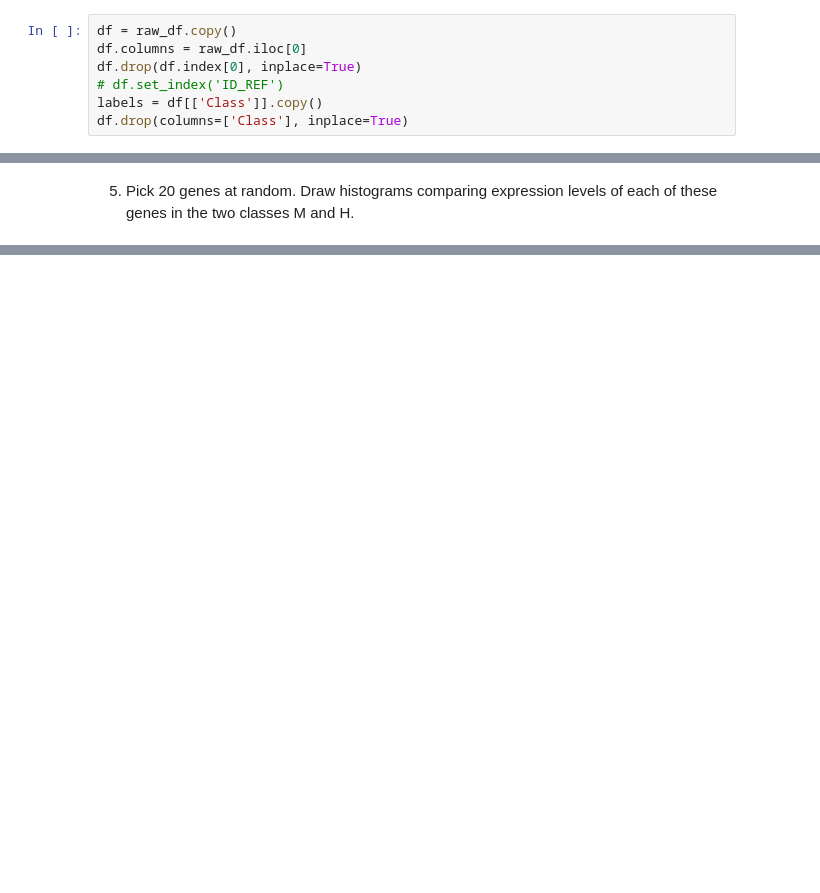
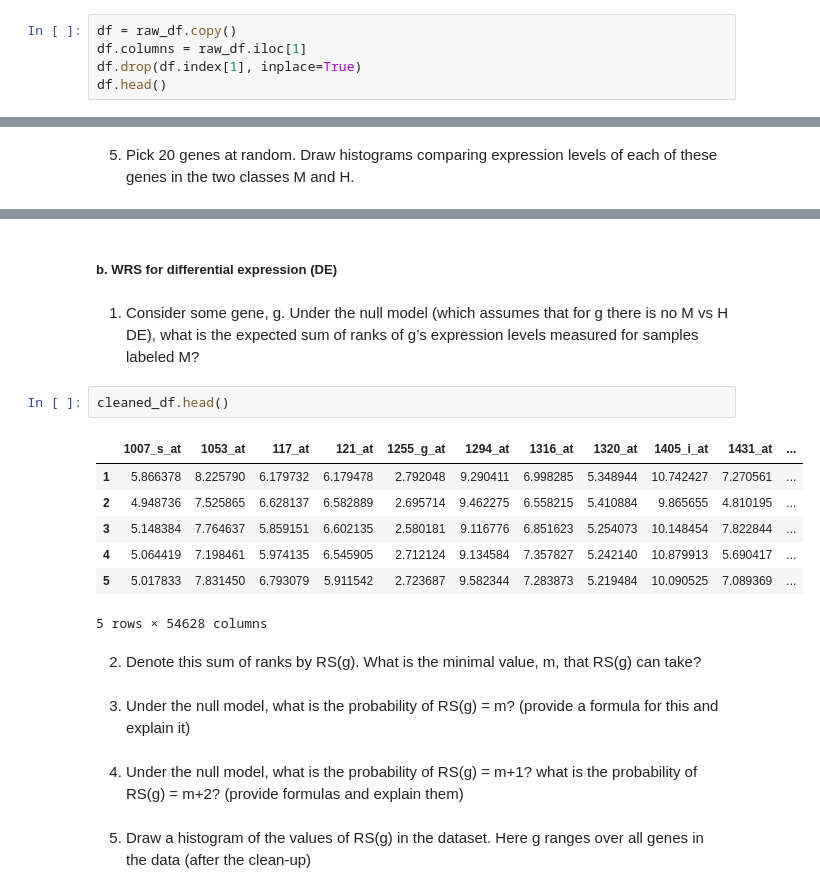
Before and after one commit to matanyaw9/iml_project, a Jupyter notebook: part_1.ipynb, the cells around one changed output, grey strips where cells are left out. Saved outputs shown, nothing was run; the diff lists cells and outputs as text; blank space fills up the shorter version.

```diff
--- a/part_1.ipynb
+++ b/part_1.ipynb
@@ -32,7 +32,5 @@ raw_df.head()
 # %%
 df = raw_df.copy()
-df.columns = raw_df.iloc[0]
-df.drop(df.index[0], inplace=True)
-# df.set_index('ID_REF')
-labels = df[['Class']].copy()
-df.drop(columns=['Class'], inplace=True)
+df.columns = raw_df.iloc[1]
+df.drop(df.index[1], inplace=True)
+df.head()
@@ -108,0 +165,29 @@ plt.show()
+# %% [markdown]
+##### b. WRS for differential expression (DE)
+# %% [markdown]
+1) Consider some gene, g. Under the null model (which assumes that
+for g there is no M vs H DE), what is the expected sum of ranks of
+g’s expression levels measured for samples labeled M?
+# %%
+cleaned_df.head()
+# %% [output]
+|  | 1007_s_at | 1053_at | 117_at | 121_at | 1255_g_at | 1294_at | 1316_at | 1320_at | 1405_i_at | 1431_at | ... |
+| 1 | 5.866378 | 8.225790 | 6.179732 | 6.179478 | 2.792048 | 9.290411 | 6.998285 | 5.348944 | 10.742427 | 7.270561 | ... |
+| 2 | 4.948736 | 7.525865 | 6.628137 | 6.582889 | 2.695714 | 9.462275 | 6.558215 | 5.410884 | 9.865655 | 4.810195 | ... |
+| 3 | 5.148384 | 7.764637 | 5.859151 | 6.602135 | 2.580181 | 9.116776 | 6.851623 | 5.254073 | 10.148454 | 7.822844 | ... |
+| 4 | 5.064419 | 7.198461 | 5.974135 | 6.545905 | 2.712124 | 9.134584 | 7.357827 | 5.242140 | 10.879913 | 5.690417 | ... |
+| 5 | 5.017833 | 7.831450 | 6.793079 | 5.911542 | 2.723687 | 9.582344 | 7.283873 | 5.219484 | 10.090525 | 7.089369 | ... |
+5 rows × 54628 columns
+# %% [markdown]
+2) Denote this sum of ranks by RS(g). What is the minimal value, m,
+that RS(g) can take?
+# %% [markdown]
+3) Under the null model, what is the probability of RS(g) = m?
+(provide a formula for this and explain it)
+# %% [markdown]
+4) Under the null model, what is the probability of RS(g) = m+1? what
+is the probability of RS(g) = m+2?
+(provide formulas and explain them)
+# %% [markdown]
+5) Draw a histogram of the values of RS(g) in the dataset. Here g
+ranges over all genes in the data (after the clean-up)
```
Also changed, not shown: parts of 11 cells of this notebook.
